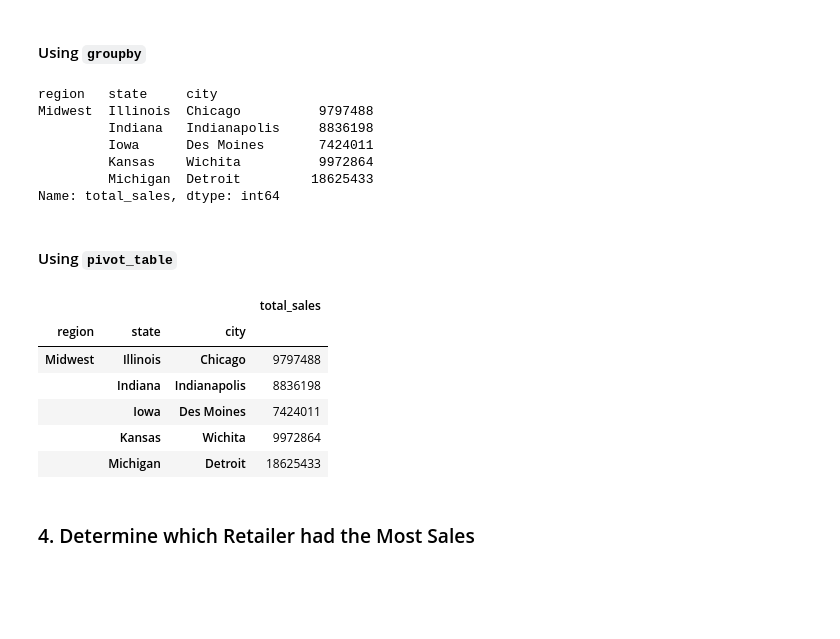
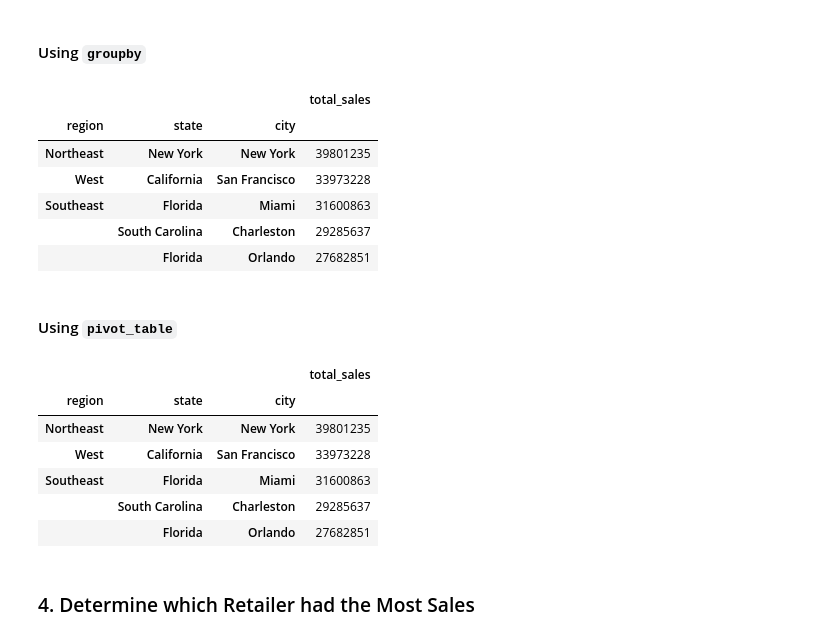
Before and after one commit to Jessegunter/athletic_sales_analysis, a Jupyter notebook: Starter_Code/athletic_sales_analysis.ipynb, the cells around one changed output. Cells and saved outputs as stored; diff of their text form; code cells hidden in the pictures; blank space fills up the shorter version.

```diff
--- a/Starter_Code/athletic_sales_analysis.ipynb
+++ b/Starter_Code/athletic_sales_analysis.ipynb
@@ -225,39 +225,39 @@ products_sold_pivot.head()
 # %%
 # Show the total sales for the products sold for each region, state, and city.
 # Rename the "total_sales" column to "Total Sales"
-total_sales_groupby = combined_sales.groupby(['region', 'state', 'city'])['total_sales'].sum()
+total_sales_groupby = combined_sales.groupby(['region', 'state', 'city'])['total_sales'].agg(total_sales=('sum'))
 
 
 # Show the top 5 results.
-total_sales_groupby.head(5)
+total_sales_groupby.sort_values(by=(['total_sales']), ascending=False).head(5)
 # %% [output]
-region   state     city
-Midwest  Illinois  Chicago          9797488
-         Indiana   Indianapolis     8836198
-         Iowa      Des Moines       7424011
-         Kansas    Wichita          9972864
-         Michigan  Detroit         18625433
-Name: total_sales, dtype: int64
+|  |  |  | total_sales |
+| region | state | city |  |
+| Northeast | New York | New York | 39801235 |
+| West | California | San Francisco | 33973228 |
+| Southeast | Florida | Miami | 31600863 |
+|  | South Carolina | Charleston | 29285637 |
+|  | Florida | Orlando | 27682851 |
 # %% [markdown]
 #### Using `pivot_table`
 # %%
 # Show the total sales for the products sold for each region, state, and city.
 total_sales_pivot = combined_sales.pivot_table(
     values='total_sales',
     index=['region', 'state', 'city'],
     aggfunc='sum')
 
 
 # Show the top 5 results.
-total_sales_pivot.head(5)
+total_sales_pivot.sort_values(by=(['total_sales']), ascending=False).head(5)
 # %% [output]
 |  |  |  | total_sales |
 | region | state | city |  |
-| Midwest | Illinois | Chicago | 9797488 |
-|  | Indiana | Indianapolis | 8836198 |
-|  | Iowa | Des Moines | 7424011 |
-|  | Kansas | Wichita | 9972864 |
-|  | Michigan | Detroit | 18625433 |
+| Northeast | New York | New York | 39801235 |
+| West | California | San Francisco | 33973228 |
+| Southeast | Florida | Miami | 31600863 |
+|  | South Carolina | Charleston | 29285637 |
+|  | Florida | Orlando | 27682851 |
 # %% [markdown]
 ### 4. Determine which Retailer had the Most Sales
 # %% [markdown]
```
Also changed, not shown: parts of 8 cells of this notebook.
